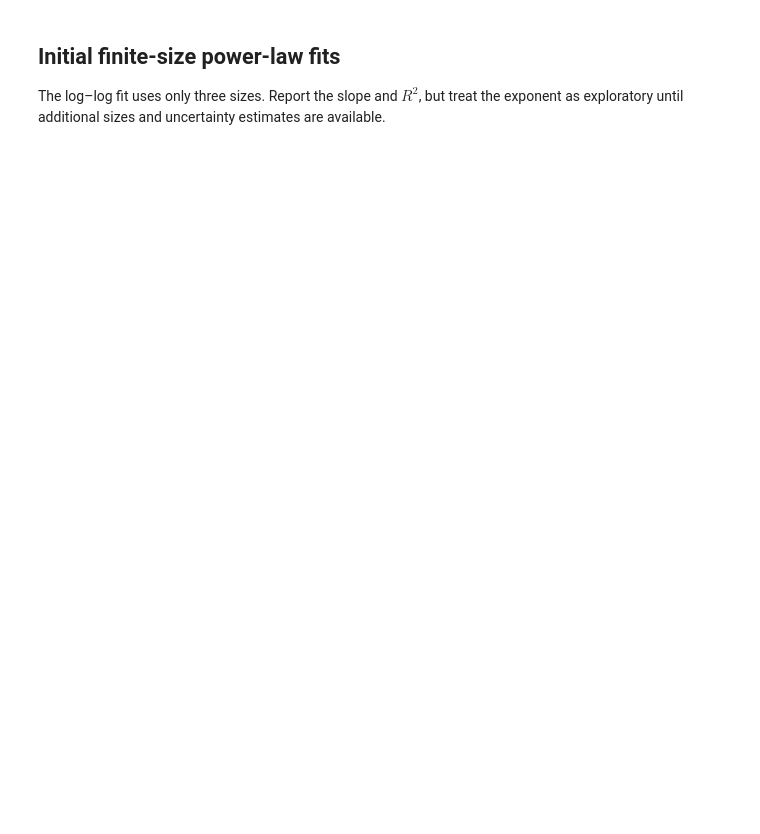
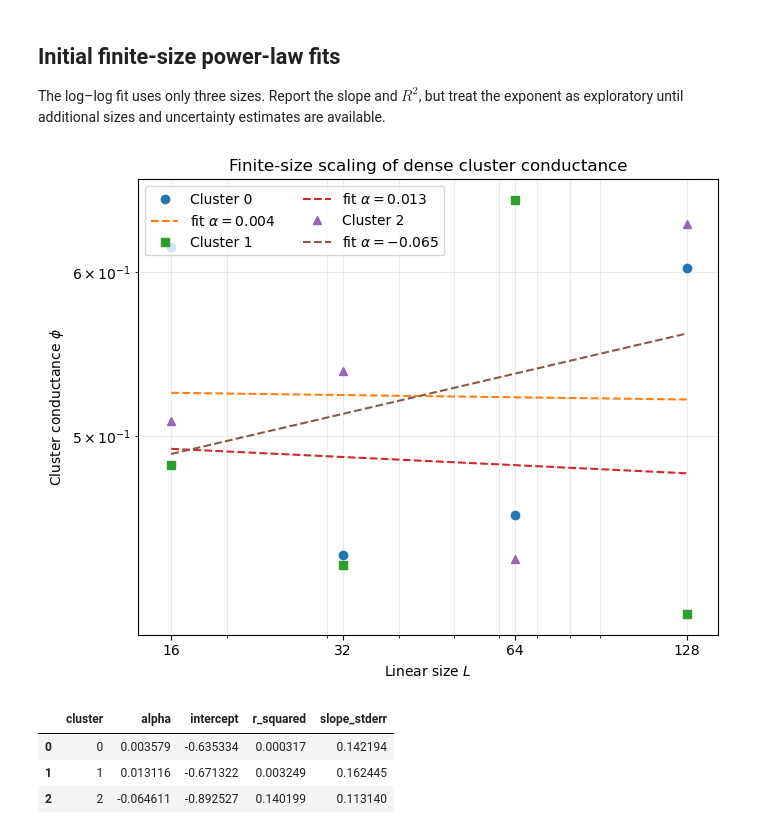
Before and after one commit to lledson425/Summer25, a Jupyter notebook: notebooks/ising/finite_size_conductance.ipynb, the cells around one changed output. Saved outputs shown, nothing was run; the diff lists cells and outputs as text; code cells hidden in the pictures; blank space fills up the shorter version.

Commit message:
Analyze four-size Ising critical scaling

```diff
--- a/notebooks/ising/finite_size_conductance.ipynb
+++ b/notebooks/ising/finite_size_conductance.ipynb
@@ -20,7 +20,7 @@ from scipy.stats import linregress
 from sklearn.cluster import MiniBatchKMeans
 from torchvision.models import ResNet18_Weights, resnet18
 
-SIZES = (32, 64, 128)
+SIZES = (16, 32, 64, 128)
 N_RUNS = 1_000
 N_TEMPERATURES = 31
 BINS_PER_TEMPERATURE = 10
@@ -29,7 +29,8 @@ DEVICE = torch.device("cuda" if torch.cuda.is_available() else "cpu")
 
 candidate_roots = [Path.cwd(), Path.cwd().parent, Path.cwd().parents[1]]
 REPO_ROOT = next(root for root in candidate_roots if (root / "data" / "raw").exists())
-RAW_ROOT = REPO_ROOT / "data" / "raw" / "finite_size"
+RAW_ROOT = Path.home() / "senior-thesis" / "data" / "raw" / "finite_size"
+L16_ROOT = Path.home() / "scratch" / "senior thesis"
 OUTPUT_ROOT = REPO_ROOT / "data" / "processed" / "finite_size"
 OUTPUT_ROOT.mkdir(parents=True, exist_ok=True)
 
@@ -57,6 +60,30 @@ def embed_size(size, batch_size=512):
     cache = OUTPUT_ROOT / f"ising{size}_resnet18_raw_seed_temperature_means.npz"
     if cache.exists():
         return dict(np.load(cache))
+
+    if size == 16:
+        full_embeddings = np.load(
+            L16_ROOT / "data/processed/ising16_resnet18_raw_embeddings.npy",
+            mmap_mode="r",
+        )
+        full_m = np.load(
+            L16_ROOT / "data/processed/ising16_resnet18_raw_signed_magnetization.npy"
+        )
+        seed_temperature_embeddings = np.asarray(full_embeddings).reshape(
+            N_RUNS, N_TEMPERATURES, BINS_PER_TEMPERATURE, 512
+        ).mean(axis=2)
+        seed_temperature_m = full_m.reshape(
+            N_RUNS, N_TEMPERATURES, BINS_PER_TEMPERATURE
+        ).mean(axis=2)
+        np.savez(
+            cache, embeddings=seed_temperature_embeddings,
+            signed_m=seed_temperature_m, temperatures=temperatures,
+        )
+        return {
+            "embeddings": seed_temperature_embeddings,
+            "signed_m": seed_temperature_m,
+            "temperatures": temperatures,
+        }
 
     seed_temperature_embeddings = np.empty((N_RUNS, N_TEMPERATURES, 512), np.float32)
     seed_temperature_m = np.empty((N_RUNS, N_TEMPERATURES), np.float32)
@@ -156,26 +197,34 @@ The log–log fit uses only three sizes. Report the slope and $R^2$, but treat t
 # %%
 fit_rows = []
 fig, ax = plt.subplots(figsize=(7, 5.5))
 markers = ("o", "s", "^")
 for cluster in range(N_CLUSTERS):
     data = conductance[conductance.cluster == cluster].sort_values("L")
     fit = linregress(np.log(data.L), np.log(data.conductance))
     alpha = -fit.slope
     fit_rows.append({"cluster": cluster, "alpha": alpha, "intercept": fit.intercept, "r_squared": fit.rvalue ** 2, "slope_stderr": fit.stderr})
     ax.loglog(data.L, data.conductance, marker=markers[cluster], linestyle="none", label=f"Cluster {cluster}")
     grid = np.geomspace(min(SIZES), max(SIZES), 100)
     ax.loglog(grid, np.exp(fit.intercept) * grid ** fit.slope, linestyle="--", label=fr"fit $\alpha={alpha:.3f}$")
 
 ax.set(xlabel="Linear size $L$", ylabel="Cluster conductance $\phi$", title="Finite-size scaling of dense cluster conductance")
 ax.set_xticks(SIZES, labels=[str(size) for size in SIZES])
+ax.xaxis.set_minor_formatter(plt.NullFormatter())
+ax.set_xlim(14, 145)
 ax.grid(True, which="both", alpha=0.25)
 ax.legend(ncol=2)
 fig.tight_layout()
 fig.savefig(OUTPUT_ROOT / "resnet18_conductance_power_law.png", dpi=250, bbox_inches="tight")
 plt.show()
 plt.close(fig)
 
 fits = pd.DataFrame(fit_rows)
 fits.to_csv(OUTPUT_ROOT / "resnet18_conductance_power_law_fits.csv", index=False)
 fits
+# %% [output]
+[figure, added]
+|  | cluster | alpha | intercept | r_squared | slope_stderr |
+| 0 | 0 | 0.003579 | -0.635334 | 0.000317 | 0.142194 |
+| 1 | 1 | 0.013116 | -0.671322 | 0.003249 | 0.162445 |
+| 2 | 2 | -0.064611 | -0.892527 | 0.140199 | 0.113140 |
 # %%
```
Also changed, not shown: parts of 5 cells of this notebook, 1 other file.
